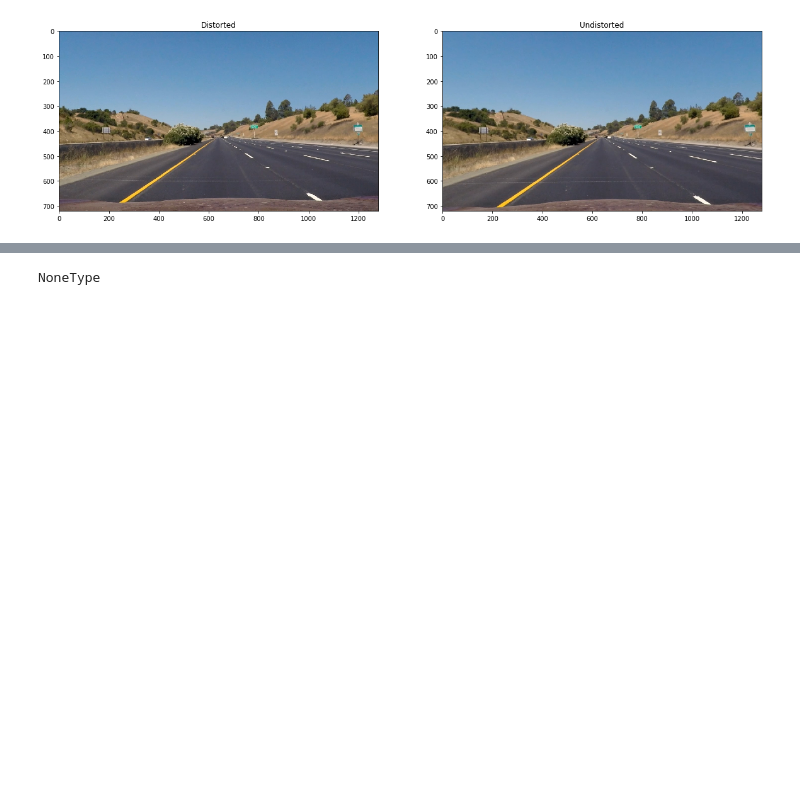
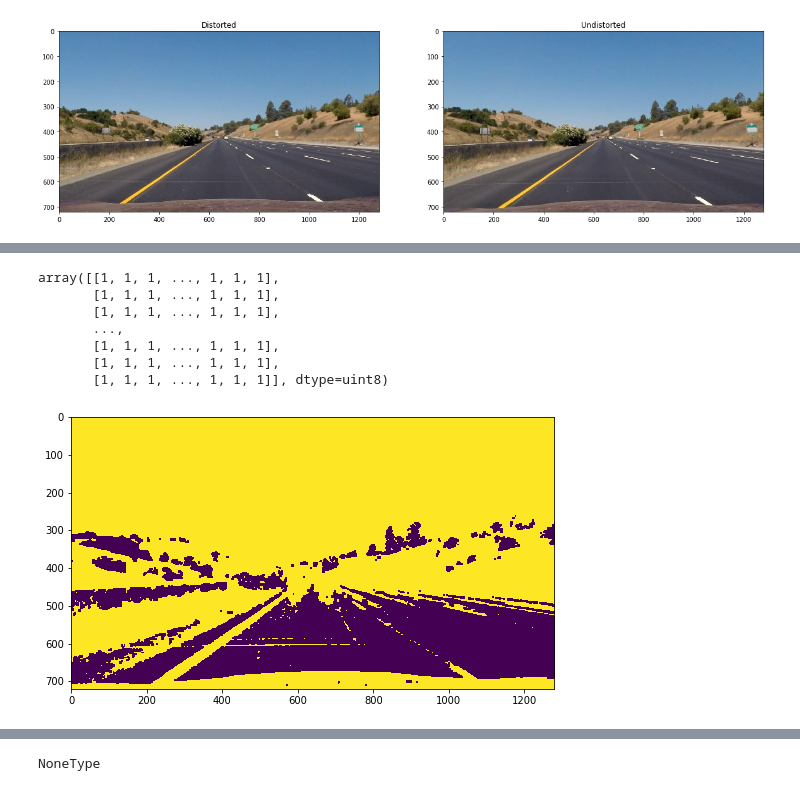
Before and after one commit to alibakh62/CarND-Advanced-Lane-Lines, a Jupyter notebook: P2_testCodes-NEW.ipynb, the cells around one changed output, grey strips where cells are left out. Saved outputs shown, nothing was run; the diff lists cells and outputs as text; code cells hidden in the pictures; blank space fills up the shorter version.

```diff
--- a/P2_testCodes-NEW.ipynb
+++ b/P2_testCodes-NEW.ipynb
@@ -110,3 +109,0 @@ Main steps here:
-# %%
-hls = cv2.cvtColor(img, cv2.COLOR_RGB2HLS)
-hsv = cv2.cvtColor(img, cv2.COLOR_BGR2HSV)
@@ -112,0 +208,25 @@ hsv = cv2.cvtColor(img, cv2.COLOR_BGR2HSV)
+# %%
+hls_min_thres = np.array([0, 0, 90])
+hls_max_thres = np.array([255, 255, 255])
+hsv_min_thres = np.array([0, 70, 70])
+hsv_max_thres = np.array([50, 255, 255])
+hls_param = [hls_min_thres, hls_max_thres]
+hsv_param = [hsv_min_thres, hsv_max_thres]
+sobel_kernel_size = 1
+sobel_threshold = 50
+sobel_max_val = 1
+sobel_param = [sobel_kernel_size,
+               sobel_threshold,
+               sobel_max_val]
+thresh = Thresholding(hls_param, hsv_param, sobel_param)
+# %%
+thresh.combine_thresholds(img, plot=True)
+# %% [output]
+array([[1, 1, 1, ..., 1, 1, 1],
+       [1, 1, 1, ..., 1, 1, 1],
+       [1, 1, 1, ..., 1, 1, 1],
+       ...,
+       [1, 1, 1, ..., 1, 1, 1],
+       [1, 1, 1, ..., 1, 1, 1],
+       [1, 1, 1, ..., 1, 1, 1]], dtype=uint8)
+[figure, added]
```
Also changed, not shown: parts of 27 cells of this notebook, 2 other files.
